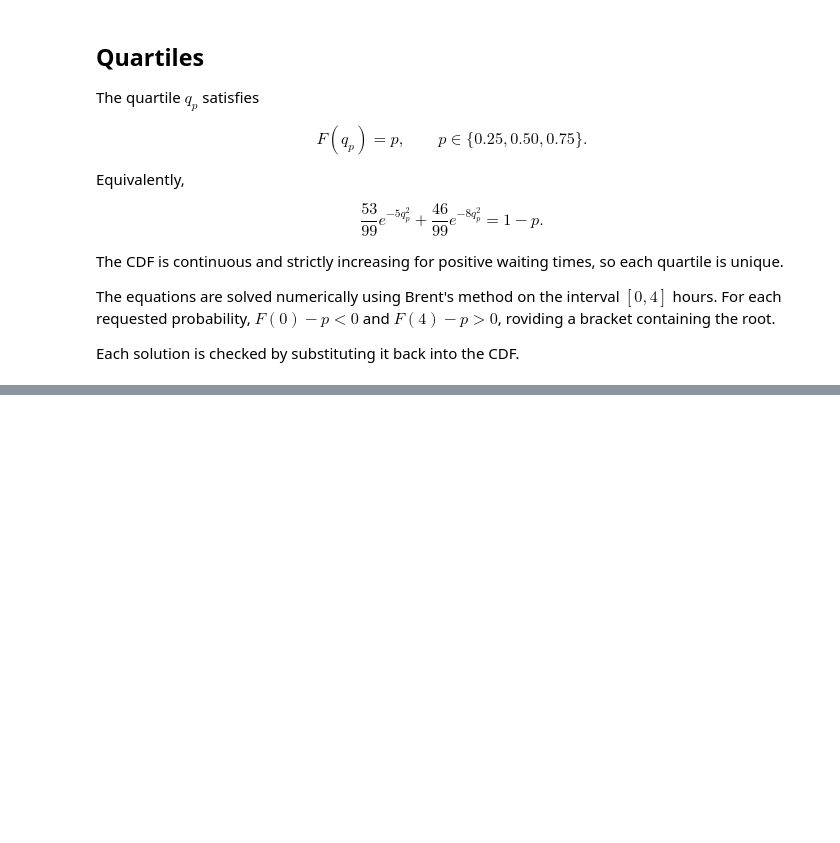
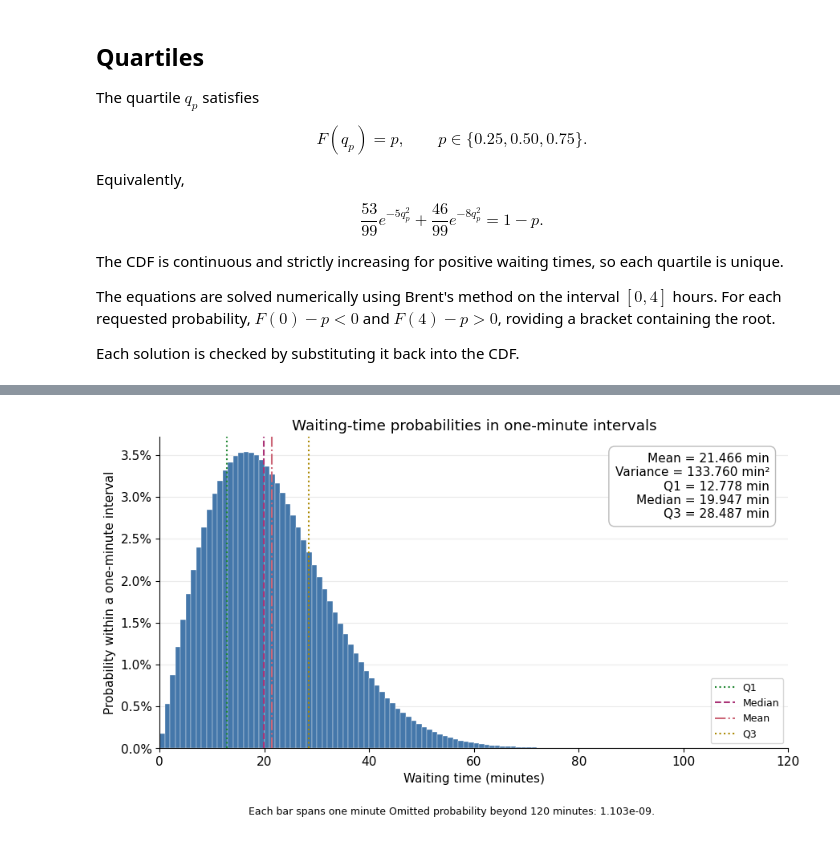
Before and after one commit to gino23odar/advanced-statistics-workbook, a Jupyter notebook: task2_waiting_times.ipynb, the cells around one changed output, grey strips where cells are left out. Saved outputs shown, nothing was run; the diff lists cells and outputs as text; code cells hidden in the pictures; blank space fills up the shorter version.

```diff
--- a/task2_waiting_times.ipynb
+++ b/task2_waiting_times.ipynb
@@ -377,0 +599,94 @@ for label, hours, minutes in zip(
+# %%
+with plt.rc_context({
+    "font.size": 11,
+    "pdf.fonttype": 42,
+}):
+    fig, ax = plt.subplots(figsize=(9, 5.2))
+
+    ax.bar(
+        minute_edges[:-1],
+        minute_probabilities,
+        width=1.0,
+        align="edge",
+        color="#4477AA",
+        edgecolor="white",
+        linewidth=0.25,
+        zorder=2,
+    )
+
+    markers = [
+        (q1_minutes, "#228833", ":", "Q1"),
+        (median_minutes, "#AA3377", "--", "Median"),
+        (mean_minutes, "#CC6677", "-.", "Mean"),
+        (q3_minutes, "#AA8800", ":", "Q3"),
+    ]
+
+    for value, color, style, label in markers:
+        ax.axvline(
+            value,
+            color=color,
+            linestyle=style,
+            linewidth=1.5,
+            label=label,
+            zorder=3,
+        )
+
+    statistics_text = (
+        f"Mean = {mean_minutes:.3f} min\n"
+        f"Variance = {variance_minutes2:.3f} min²\n"
+        f"Q1 = {q1_minutes:.3f} min\n"
+        f"Median = {median_minutes:.3f} min\n"
+        f"Q3 = {q3_minutes:.3f} min"
+    )
+
+    ax.text(
+        0.97, 0.95,
+        statistics_text,
+        transform=ax.transAxes,
+        ha="right",
+        va="top",
+        bbox={
+            "boxstyle": "round,pad=0.5",
+            "facecolor": "white",
+            "edgecolor": "#BBBBBB",
+        },
+    )
+
+    ax.set_title("Waiting-time probabilities in one-minute intervals")
+    ax.set_xlabel("Waiting time (minutes)")
+    ax.set_ylabel("Probability within a one-minute interval")
+    ax.yaxis.set_major_formatter(
+        PercentFormatter(xmax=1, decimals=1)
+    )
+
+    ax.set_xlim(0, 120)
+    ax.set_ylim(bottom=0)
+    ax.set_axisbelow(True)
+    ax.grid(axis="y", alpha=0.25)
+    ax.spines["top"].set_visible(False)
+    ax.spines["right"].set_visible(False)
+    ax.legend(loc="lower right", fontsize=9)
+
+    fig.text(
+        0.5,
+        0.02,
+        f"Each bar spans one minute "
+        f"Omitted probability beyond 120 minutes: {histogram_tail:.3e}.",
+        ha="center",
+        fontsize=9,
+    )
+
+    fig.tight_layout(rect=(0, 0.06, 1, 1))
+
+    histogram_pdf = figure_directory / "task02_minute_probabilities.pdf"
+    histogram_png = figure_directory / "task02_minute_probabilities.png"
+
+    fig.savefig(histogram_pdf, bbox_inches="tight")
+    fig.savefig(histogram_png, dpi=300, bbox_inches="tight")
+
+    plt.show()
+    plt.close(fig)
+
+print(f"Saved: {histogram_pdf.resolve()}")
+# %% [output]
+[figure, added]
```
Also changed, not shown: parts of 8 cells of this notebook, 4 other files.
